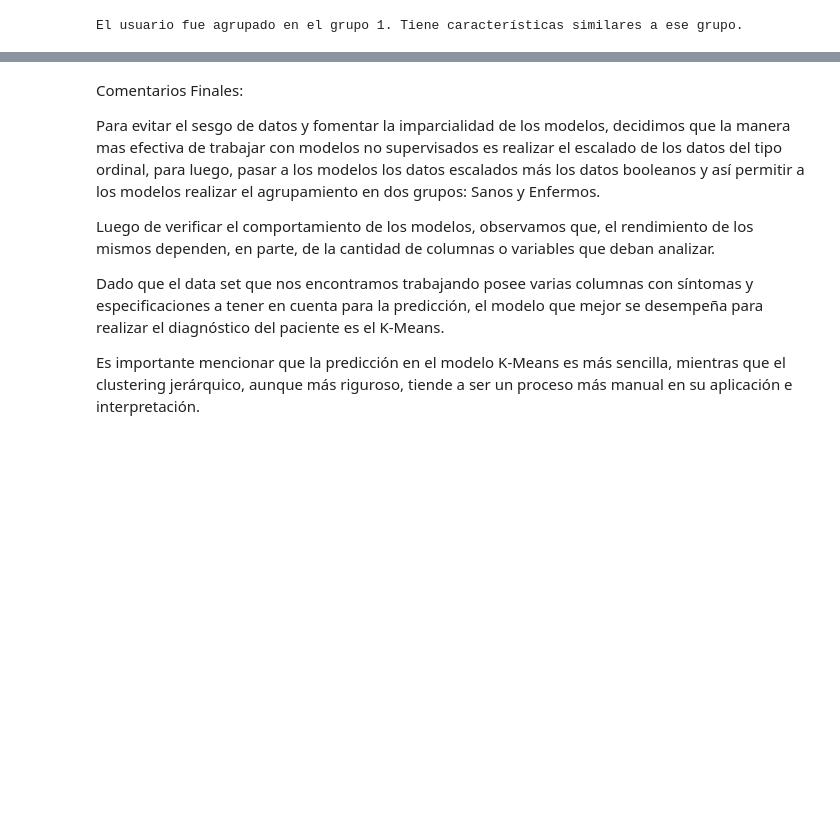
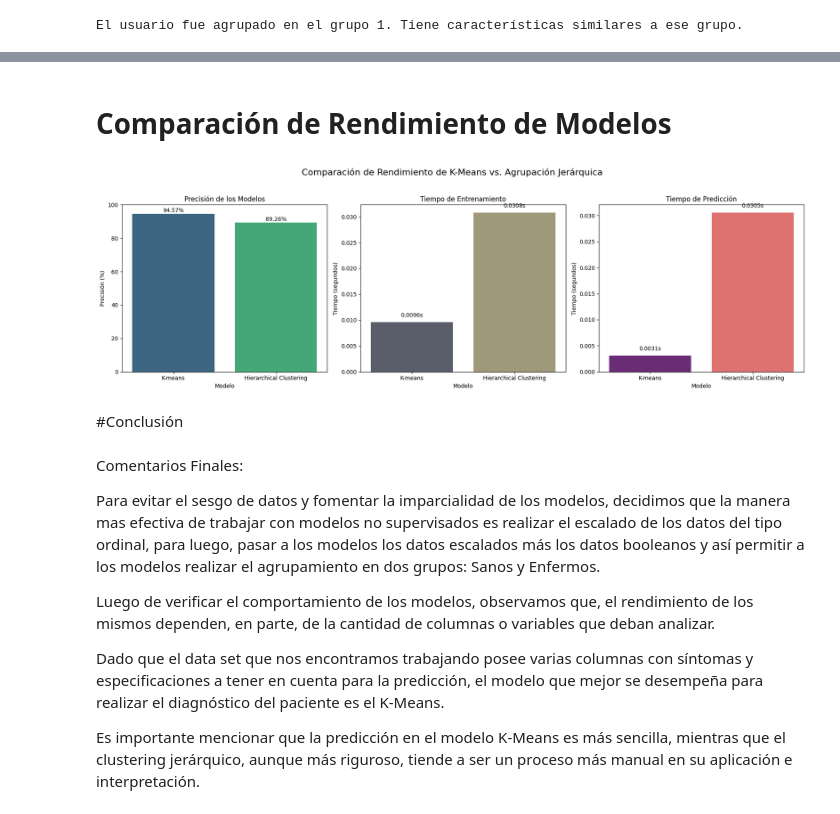
Before and after one commit to IvanRavarotto/ModelosNoSupervisados, a Jupyter notebook: ModelosNoSupervisados.ipynb, the cells around one changed output, grey strips where cells are left out. Saved outputs shown, nothing was run; the diff lists cells and outputs as text; code cells hidden in the pictures; blank space fills up the shorter version.

```diff
--- a/ModelosNoSupervisados.ipynb
+++ b/ModelosNoSupervisados.ipynb
@@ -393,3 +448,39 @@ data = {
+# %% [markdown]
+# Comparación de Rendimiento de Modelos
+# %%
+modelos_df = pd.DataFrame(data)
+
+fig, axes = plt.subplots(1, 3, figsize=(18, 6))
+fig.suptitle('Comparación de Rendimiento de K-Means vs. Agrupación Jerárquica', fontsize=16)
+
+# Gráfico de Precisión
+sns.barplot(ax=axes[0], x='Modelo', y='Precisión (%)', data=modelos_df, palette='viridis', hue='Modelo', legend=False)
+axes[0].set_title('Precisión de los Modelos')
+axes[0].set_ylabel('Precisión (%)')
+axes[0].set_ylim(0, 100) # Asegurar que el eje y vaya de 0 a 100
+for index, row in modelos_df.iterrows():
+    axes[0].text(row.name, row['Precisión (%)'] + 1, f'{row['Precisión (%)']:.2f}%', color='black', ha="center")
+
+# Gráfico de Tiempo de Entrenamiento
+sns.barplot(ax=axes[1], x='Modelo', y='Tiempo Entrenamiento (s)', data=modelos_df, palette='cividis', hue='Modelo', legend=False)
+axes[1].set_title('Tiempo de Entrenamiento')
+axes[1].set_ylabel('Tiempo (segundos)')
+for index, row in modelos_df.iterrows():
+    axes[1].text(row.name, row['Tiempo Entrenamiento (s)'] + 0.001, f'{row['Tiempo Entrenamiento (s)']:.4f}s', color='black', ha="center")
+
+# Gráfico de Tiempo de Predicción
+sns.barplot(ax=axes[2], x='Modelo', y='Tiempo Prediccion (s)', data=modelos_df, palette='magma', hue='Modelo', legend=False)
+axes[2].set_title('Tiempo de Predicción')
+axes[2].set_ylabel('Tiempo (segundos)')
+for index, row in modelos_df.iterrows():
+    axes[2].text(row.name, row['Tiempo Prediccion (s)'] + 0.001, f'{row['Tiempo Prediccion (s)']:.4f}s', color='black', ha="center")
+
+plt.tight_layout(rect=[0, 0.03, 1, 0.95])
+plt.show()
+# %% [output]
+[figure, added]
+# %% [markdown]
+#Conclusión
 # %% [markdown]
 Comentarios Finales:
 
```
Also changed, not shown: parts of 26 cells of this notebook.
